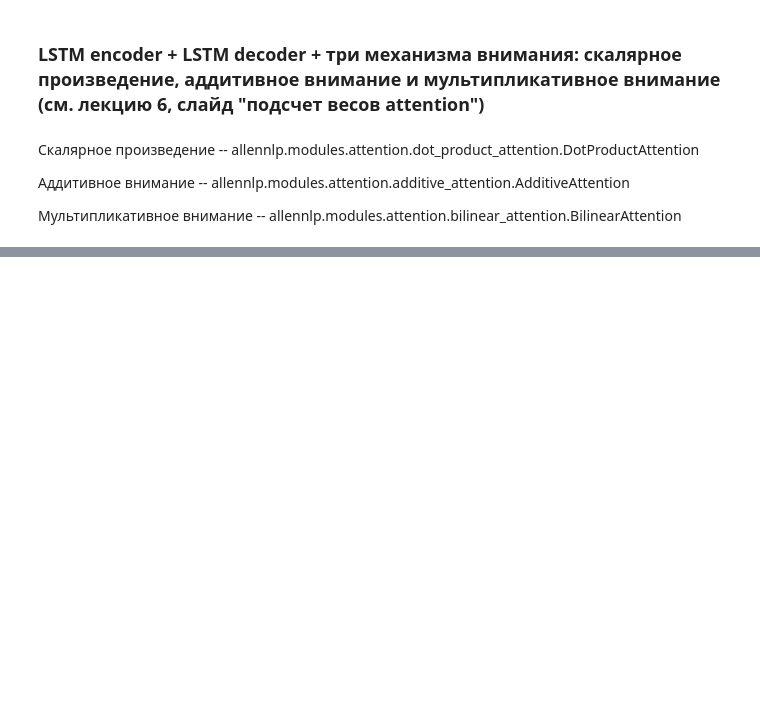
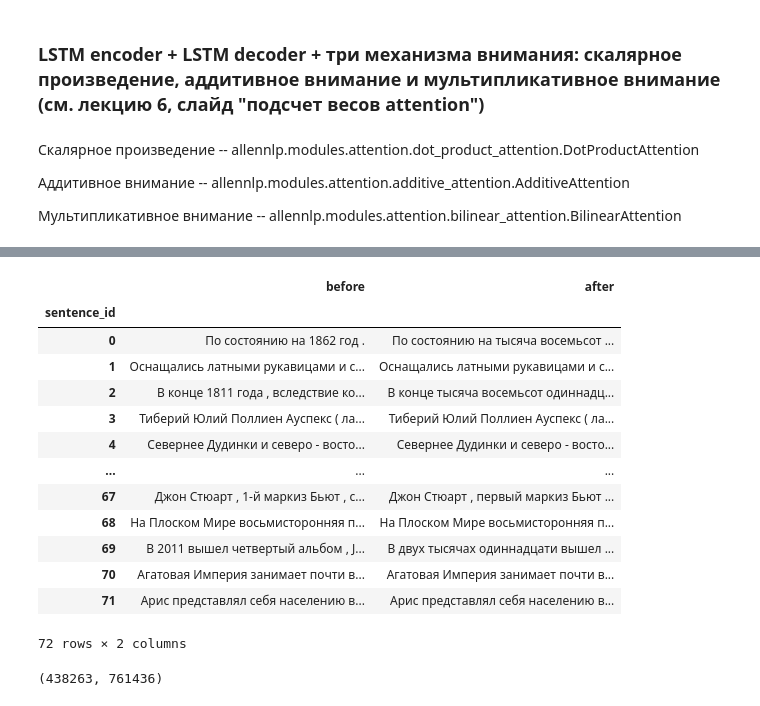
Before and after one commit to litdarya/nlp_tasks, a Jupyter notebook: hw_3/hw3.ipynb, the cells around one changed output, grey strips where cells are left out. Drawn from its saved outputs; the diff is of its cells as text; code cells hidden in the pictures; blank space fills up the shorter version.

```diff
--- a/hw_3/hw3.ipynb
+++ b/hw_3/hw3.ipynb
@@ -79,7 +100,8 @@ import numpy as np
 import pandas as pd
 from tabulate import tabulate
 # %%
-train_df = pd.read_csv('ru_train.csv.zip')
+train_df = pd.read_csv('ru_train.csv.zip',  dtype={'before': str, 'after': str})
+train_df.before = train_df.before.astype(str)
 # %%
 train_df.head()
 # %% [output]
@@ -409,0 +340,39 @@ vocab = Vocabulary.from_instances(data_set,
+# %%
+def group_by_sentence(df: pd.DataFrame):
+#     last_sentence_id = None
+#     new_data = []
+#     before = []
+#     after = []
+#     for i, row in tqdm(df.iterrows(),total=len(df)):
+#         if last_sentence_id and row.sentence_id != last_sentence_id:
+#             new_data.append([last_sentence_id, ' '.join(before), ' '.join(after)])
+#         before.append(row.before)
+#         after.append(row.after)
+#         last_sentence_id = row.sentence_id
+
+#     if last_sentence_id and row.sentence_id != last_sentence_id:
+#         new_data.append([last_sentence_id, ' '.join(before), ' '.join(after)])
+
+    new_df = pd.DataFrame(columns=['before', 'after'])
+    groupped = df.groupby(['sentence_id'])
+    new_df['after'] = groupped['after'].apply(lambda x: ' '.join(x))
+    new_df['before'] = groupped['before'].apply(lambda x: ' '.join(x))
+
+    return new_df
+# %%
+group_by_sentence(train_df.head(1000))
+# %% [output]
+|  | before | after |
+| sentence_id |  |  |
+| 0 | По состоянию на 1862 год . | По состоянию на тысяча восемьсот ... |
+| 1 | Оснащались латными рукавицами и с... | Оснащались латными рукавицами и с... |
+| 2 | В конце 1811 года , вследствие ко... | В конце тысяча восемьсот одиннадц... |
+| 3 | Тиберий Юлий Поллиен Ауспекс ( ла... | Тиберий Юлий Поллиен Ауспекс ( ла... |
+| 4 | Севернее Дудинки и северо - восто... | Севернее Дудинки и северо - восто... |
+| ... | ... | ... |
+| 67 | Джон Стюарт , 1-й маркиз Бьют , с... | Джон Стюарт , первый маркиз Бьют ... |
+| 68 | На Плоском Мире восьмисторонняя п... | На Плоском Мире восьмисторонняя п... |
+| 69 | В 2011 вышел четвертый альбом , J... | В двух тысячах одиннадцати вышел ... |
+| 70 | Агатовая Империя занимает почти в... | Агатовая Империя занимает почти в... |
+| 71 | Арис представлял себя населению в... | Арис представлял себя населению в... |
+72 rows × 2 columns
@@ -409,0 +387,4 @@ vocab = Vocabulary.from_instances(data_set,
+# %%
+len(train_df_groupped[train_df_groupped['before'] != train_df_groupped['after']]), len(train_df_groupped)
+# %% [output]
+(438263, 761436)
```
Also changed, not shown: parts of 107 cells of this notebook, 1 other file.
